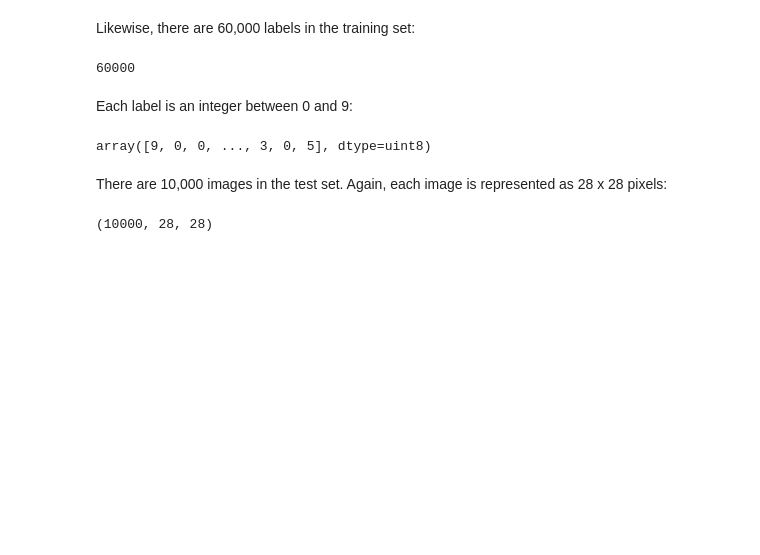
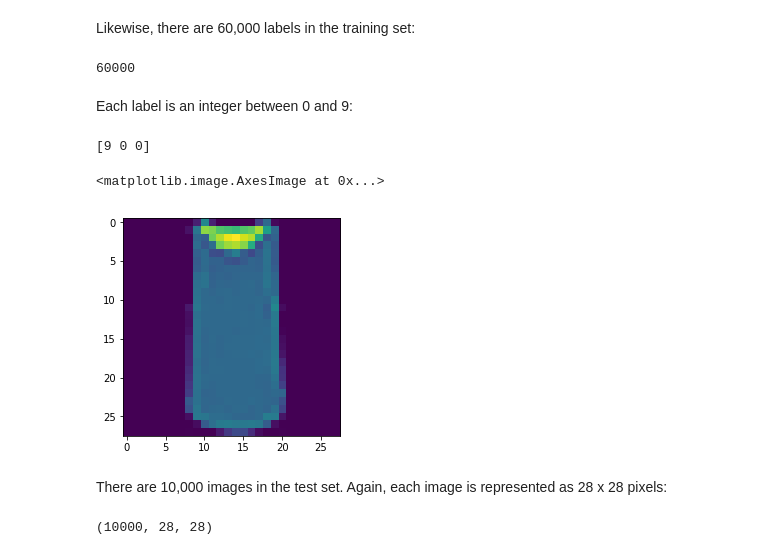
Before and after one commit to ndexter/DLforCompMath, a Jupyter notebook: Tutorial2/basic_classification.ipynb, the cells around one changed output. Drawn from its saved outputs; the diff is of its cells as text; code cells hidden in the pictures; blank space fills up the shorter version.

```diff
--- a/Tutorial2/basic_classification.ipynb
+++ b/Tutorial2/basic_classification.ipynb
@@ -172,10 +171,13 @@ len(train_labels)
 60000
 # %% [markdown]
 Each label is an integer between 0 and 9:
-# %%
-train_labels
-# %% [output]
-array([9, 0, 0, ..., 3, 0, 5], dtype=uint8)
+# %%
+print(train_labels[0:3])
+plt.imshow(train_images[2])
+# %% [output]
+[9 0 0]
+<matplotlib.image.AxesImage at 0x...>
+[figure, added]
 # %% [markdown]
 There are 10,000 images in the test set. Again, each image is represented as 28 x 28 pixels:
 # %%
```
Also changed, not shown: parts of 9 cells of this notebook, 2 other files.
